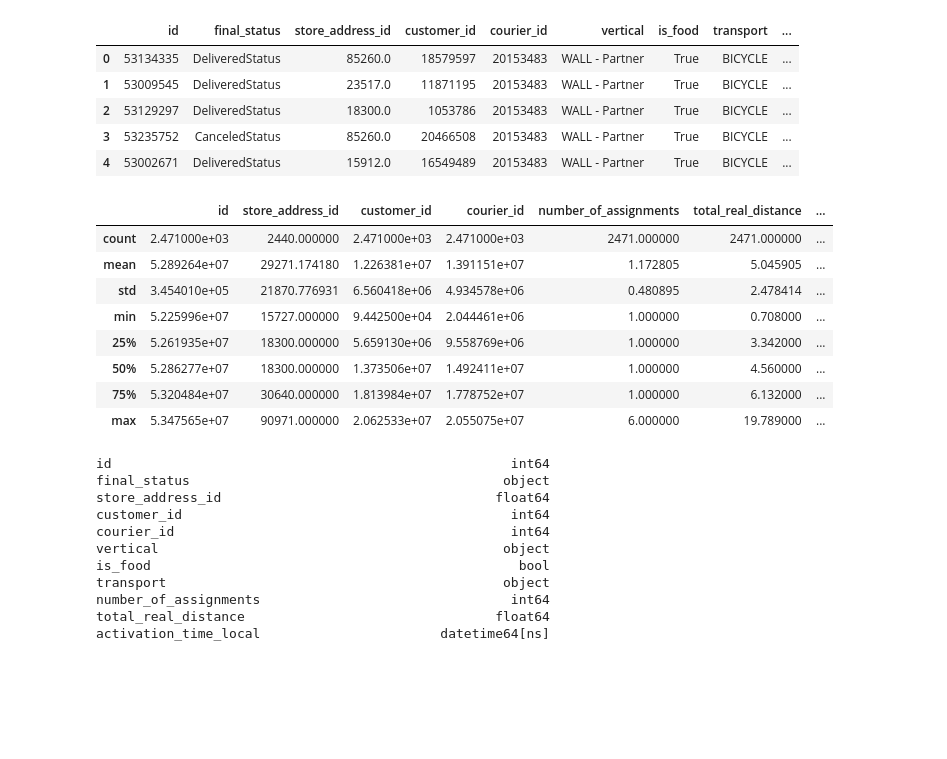
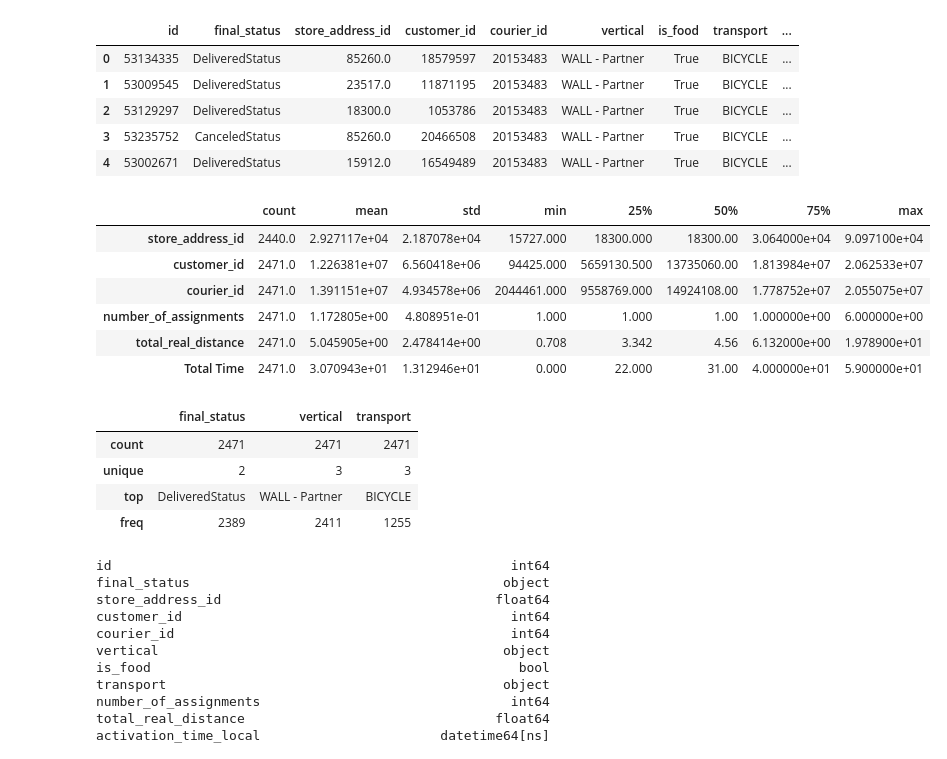
Before and after one commit to jorgecompleto/Fintech-Payments, a Jupyter notebook: Business_Case.ipynb, the cells around one changed output. Drawn from its saved outputs; the diff is of its cells as text; code cells hidden in the pictures; blank space fills up the shorter version.

```diff
--- a/Business_Case.ipynb
+++ b/Business_Case.ipynb
@@ -21,17 +24,23 @@ df.head()
 | 3 | 53235752 | CanceledStatus | 85260.0 | 20466508 | 20153483 | WALL - Partner | True | BICYCLE | ... |
 | 4 | 53002671 | DeliveredStatus | 15912.0 | 16549489 | 20153483 | WALL - Partner | True | BICYCLE | ... |
 # %%
-df.describe()
+df.describe().T
 # %% [output]
-|  | id | store_address_id | customer_id | courier_id | number_of_assignments | total_real_distance | ... |
-| count | 2.471000e+03 | 2440.000000 | 2.471000e+03 | 2.471000e+03 | 2471.000000 | 2471.000000 | ... |
-| mean | 5.289264e+07 | 29271.174180 | 1.226381e+07 | 1.391151e+07 | 1.172805 | 5.045905 | ... |
-| std | 3.454010e+05 | 21870.776931 | 6.560418e+06 | 4.934578e+06 | 0.480895 | 2.478414 | ... |
-| min | 5.225996e+07 | 15727.000000 | 9.442500e+04 | 2.044461e+06 | 1.000000 | 0.708000 | ... |
-| 25% | 5.261935e+07 | 18300.000000 | 5.659130e+06 | 9.558769e+06 | 1.000000 | 3.342000 | ... |
-| 50% | 5.286277e+07 | 18300.000000 | 1.373506e+07 | 1.492411e+07 | 1.000000 | 4.560000 | ... |
-| 75% | 5.320484e+07 | 30640.000000 | 1.813984e+07 | 1.778752e+07 | 1.000000 | 6.132000 | ... |
-| max | 5.347565e+07 | 90971.000000 | 2.062533e+07 | 2.055075e+07 | 6.000000 | 19.789000 | ... |
+|  | count | mean | std | min | 25% | 50% | 75% | max |
+| store_address_id | 2440.0 | 2.927117e+04 | 2.187078e+04 | 15727.000 | 18300.000 | 18300.00 | 3.064000e+04 | 9.097100e+04 |
+| customer_id | 2471.0 | 1.226381e+07 | 6.560418e+06 | 94425.000 | 5659130.500 | 13735060.00 | 1.813984e+07 | 2.062533e+07 |
+| courier_id | 2471.0 | 1.391151e+07 | 4.934578e+06 | 2044461.000 | 9558769.000 | 14924108.00 | 1.778752e+07 | 2.055075e+07 |
+| number_of_assignments | 2471.0 | 1.172805e+00 | 4.808951e-01 | 1.000 | 1.000 | 1.00 | 1.000000e+00 | 6.000000e+00 |
+| total_real_distance | 2471.0 | 5.045905e+00 | 2.478414e+00 | 0.708 | 3.342 | 4.56 | 6.132000e+00 | 1.978900e+01 |
+| Total Time | 2471.0 | 3.070943e+01 | 1.312946e+01 | 0.000 | 22.000 | 31.00 | 4.000000e+01 | 5.900000e+01 |
+# %%
+df.describe(include=["O"])  # incluir as variáveis categóricas no describe
+# %% [output]
+|  | final_status | vertical | transport |
+| count | 2471 | 2471 | 2471 |
+| unique | 2 | 3 | 3 |
+| top | DeliveredStatus | WALL - Partner | BICYCLE |
+| freq | 2389 | 2411 | 1255 |
 # %%
 df.dtypes
 # %% [output]
```
Also changed, not shown: parts of 38 cells of this notebook.
